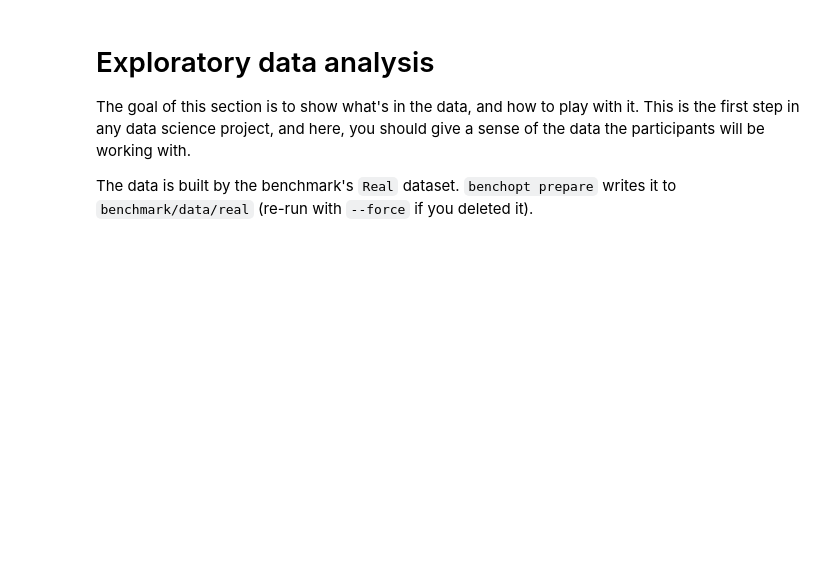
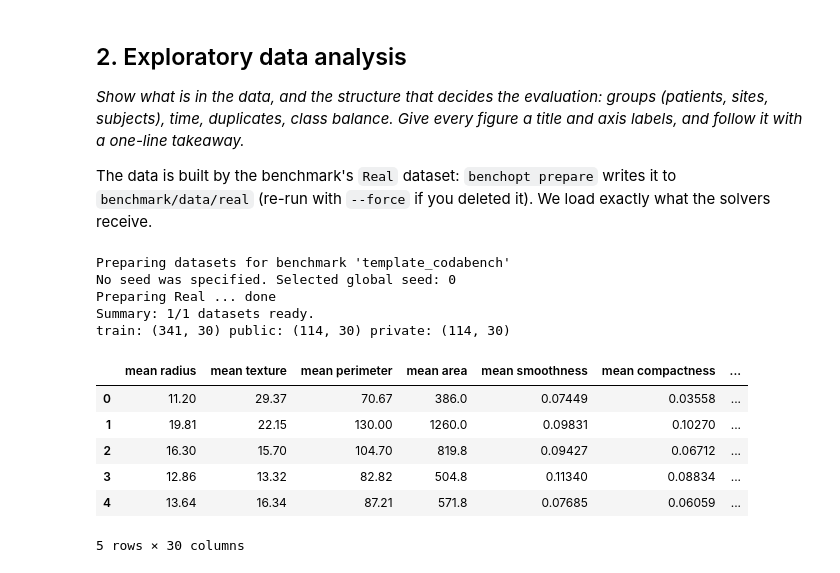
Before and after one commit to tomMoral/template_codabench, a Jupyter notebook: template_starting_kit.ipynb, the cells around one changed output. Drawn from its saved outputs; the diff is of its cells as text; code cells hidden in the pictures; blank space fills up the shorter version.

```diff
--- a/template_starting_kit.ipynb
+++ b/template_starting_kit.ipynb
@@ -21,22 +38,40 @@ Describe the challenge, in particular:
 # %% [markdown]
-# Exploratory data analysis
+## 2. Exploratory data analysis
 
-The goal of this section is to show what's in the data, and how to play with it.
-This is the first step in any data science project, and here, you should give a sense of the data the participants will be working with.
+*Show what is in the data, and the structure that decides the evaluation:
+groups (patients, sites, subjects), time, duplicates, class balance. Give
+every figure a title and axis labels, and follow it with a one-line
+takeaway.*
 
-The data is built by the benchmark's `Real` dataset. `benchopt prepare` writes it to `benchmark/data/real` (re-run with `--force` if you deleted it).
+The data is built by the benchmark's `Real` dataset: `benchopt prepare`
+writes it to `benchmark/data/real` (re-run with `--force` if you deleted it).
+We load exactly what the solvers receive.
 # %%
 %matplotlib inline
 import numpy as np
 import pandas as pd
 import matplotlib.pyplot as plt
 from benchopt.benchmark import Benchmark
-pd.set_option('display.max_columns', None)
+pd.set_option('display.max_columns', 20)
 
 !benchopt prepare benchmark -d Real
 
-# The exact data the solvers receive.
 (Real, params), = Benchmark('benchmark').check_dataset_patterns(['Real'])
 data = Real.get_instance(**params).get_data()
 X_train, y_train = data['X_train'], data['y_train']
-X_train.describe()
+test_sets = data['test_sets']
+print(f"train: {X_train.shape}", *(f"{k}: {X.shape}" for k, (X, _) in test_sets.items()))
+X_train.head()
+# %% [output]
+Preparing datasets for benchmark 'template_codabench'
+No seed was specified. Selected global seed: 0
+Preparing Real ... done
+Summary: 1/1 datasets ready.
+train: (341, 30) public: (114, 30) private: (114, 30)
+|  | mean radius | mean texture | mean perimeter | mean area | mean smoothness | mean compactness | ... |
+| 0 | 11.20 | 29.37 | 70.67 | 386.0 | 0.07449 | 0.03558 | ... |
+| 1 | 19.81 | 22.15 | 130.00 | 1260.0 | 0.09831 | 0.10270 | ... |
+| 2 | 16.30 | 15.70 | 104.70 | 819.8 | 0.09427 | 0.06712 | ... |
+| 3 | 12.86 | 13.32 | 82.82 | 504.8 | 0.11340 | 0.08834 | ... |
+| 4 | 13.64 | 16.34 | 87.21 | 571.8 | 0.07685 | 0.06059 | ... |
+5 rows × 30 columns
```
Also changed, not shown: parts of 22 cells of this notebook, 33 other files.
